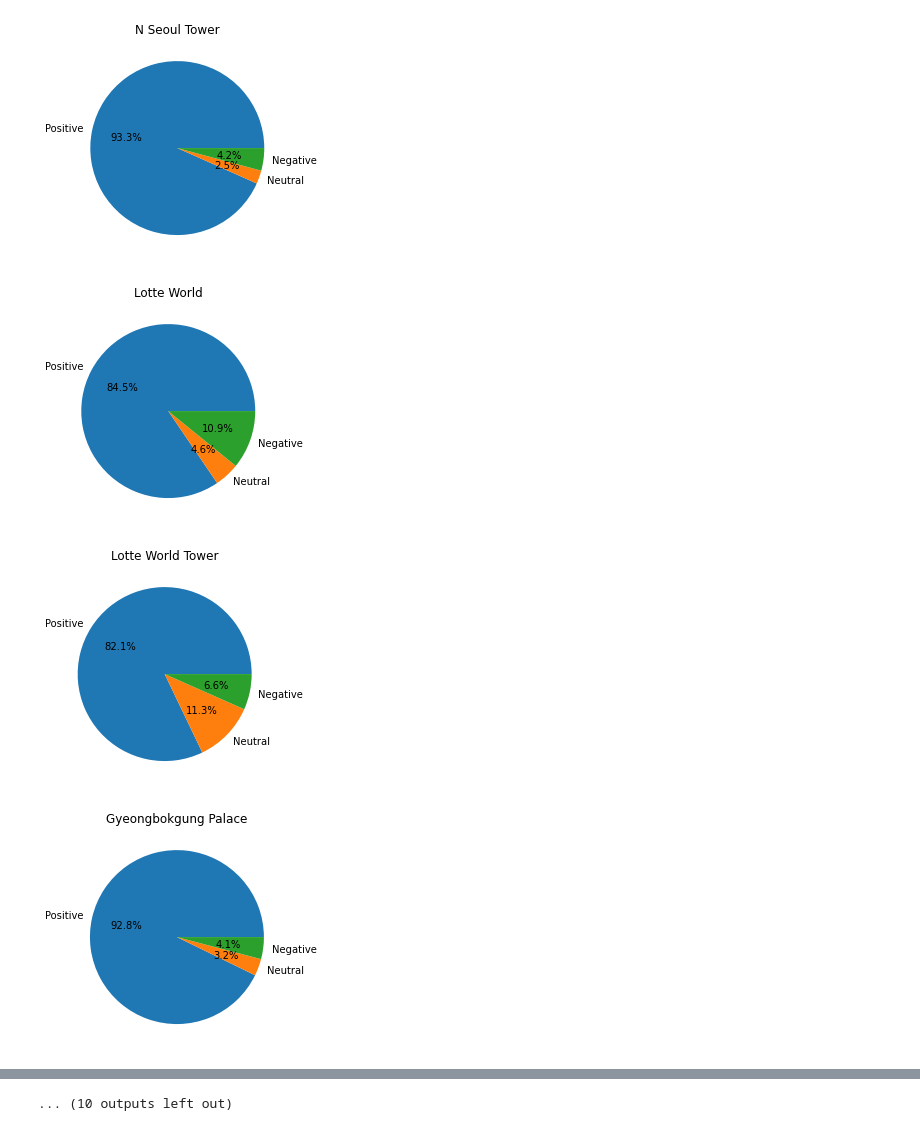
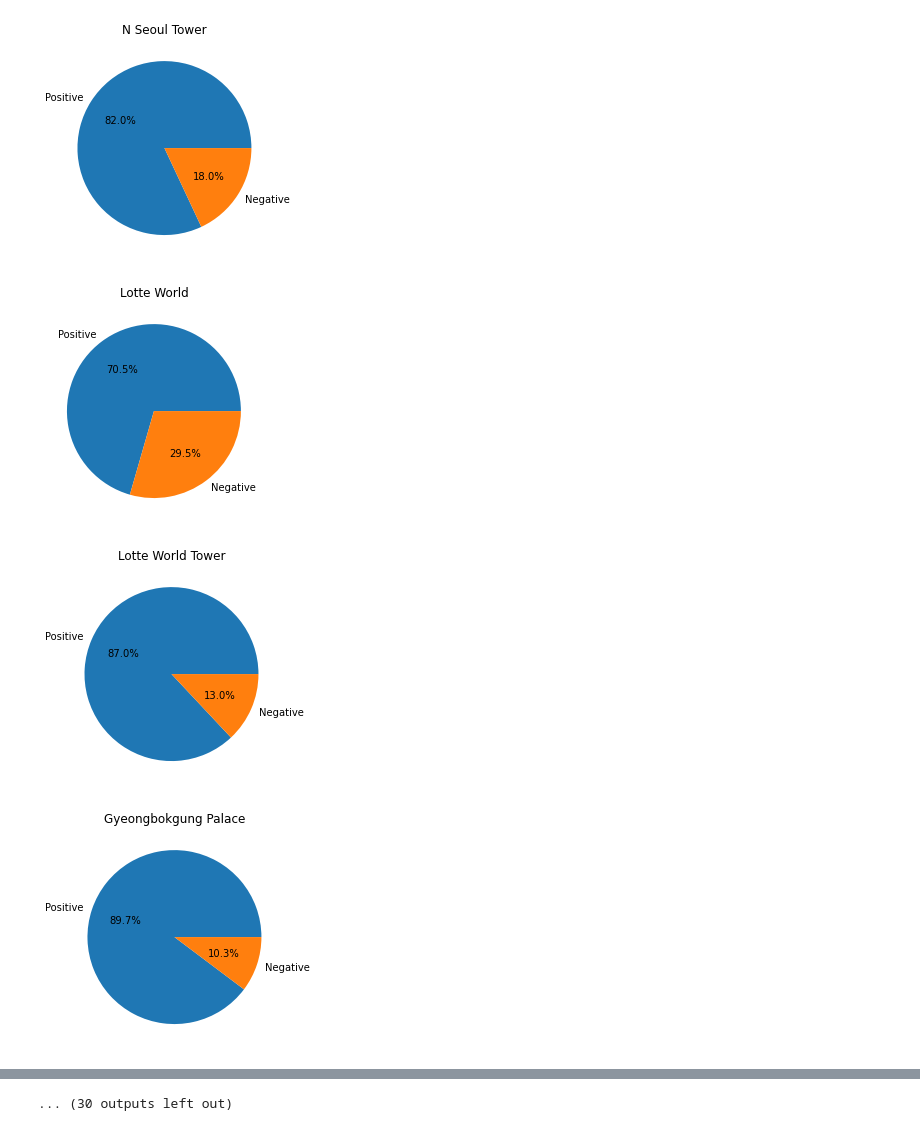
Before and after one commit to hyejeong14/2022_-_5-, a Jupyter notebook: KJH/시각화.ipynb, the cells around one changed output, grey strips where cells are left out. Saved outputs shown, nothing was run; the diff lists cells and outputs as text; code cells hidden in the pictures.

```diff
--- a/KJH/시각화.ipynb
+++ b/KJH/시각화.ipynb
@@ -75,25 +89,30 @@ def posnegpiechart(filename):
         X=[]
         Y=[]
         a=pd.read_csv(file)
-        num_pos=sum(a['VADER']=='Positive')
-        num_neu=sum(a['VADER']=='Neutral')
-        num_neg=sum(a['VADER']=='Negative')
-        ratio=[num_pos,num_neu,num_neg]
-        label=['Positive','Neutral','Negative']
-        plt.title(file.split('_VADER.csv')[0].split('vader(only label)/')[1])
+        num_pos=sum(a['STAR']>=4.0)
+        num_neg=sum(a['STAR']<4.0)
+        ratio=[num_pos,num_neg]
+        label=['Positive','Negative']
+        plt.title(file.split('.csv')[0].split('다시 크롤링/')[1])
         plt.pie(ratio,labels=label,autopct='%.1f%%')
         plt.show()
 # %%
-posnegpiechart(["vader(only label)/N Seoul Tower_VADER.csv","vader(only label)/Lotte World_VADER.csv","vader(only label)/Lotte World Tower_VADER.csv",
-     "vader(only label)/Gyeongbokgung Palace_VADER.csv","vader(only label)/Gwangjang Market_VADER.csv","vader(only label)/Dongdaemun Design Plaza_VADER.csv",
-     "vader(only label)/KYOBO Bookstore Gwanghwamun_VADER.csv","vader(only label)/Namdaemun Market_VADER.csv","vader(only label)/Starfield COEX Mall_VADER.csv",
-     "vader(only label)/Myeong Dong Walking Street_VADER.csv","vader(only label)/National Museum of Korea_VADER.csv","vader(only label)/Deoksugung_VADER.csv",
-     "vader(only label)/War Memorial Korea_VADER.csv","vader(only label)/Yeouido Hangang Park_VADER.csv","vader(only label)/Bukchon Hanok Village_VADER.csv",
-     "vader(only label)/Shinsegae Department Store Gangnam_VADER.csv","vader(only label)/LOTTE World Aquarium_VADER.csv","vader(only label)/Seoul Land_VADER.csv",
-     "vader(only label)/Seoul Childrens Grand Park_VADER.csv","vader(only label)/Seoul Grand Park_VADER.csv","vader(only label)/Insadong Street_VADER.csv",
-      "vader(only label)/Lotte Department Store Main Store_VADER.csv"])
+posnegpiechart(["다시 크롤링/N Seoul Tower.csv","다시 크롤링/Lotte World.csv","다시 크롤링/Lotte World Tower.csv",
+     "다시 크롤링/Gyeongbokgung Palace.csv","다시 크롤링/Gwangjang Market.csv","다시 크롤링/Dongdaemun Design Plaza.csv",
+     "다시 크롤링/KYOBO Bookstore Gwanghwamun.csv","다시 크롤링/Namdaemun Market.csv","다시 크롤링/Starfield COEX Mall.csv",
+     "다시 크롤링/Myeongdong Shopping Street.csv","다시 크롤링/National Museum of Korea.csv","다시 크롤링/Deoksugung.csv",
+     "다시 크롤링/War Memorial Korea.csv","다시 크롤링/Yeouido Hangang Park.csv","다시 크롤링/Bukchon Hanok Village.csv",
+     "다시 크롤링/Shinsegae Department Store Gangnam.csv","다시 크롤링/LOTTE World Aquarium.csv","다시 크롤링/Seoul Land.csv",
+     "다시 크롤링/Seoul Childrens Grand Park.csv","다시 크롤링/Seoul Grand Park.csv","다시 크롤링/Insadong Street.csv",
+      "다시 크롤링/Lotte Department Store Main Store.csv","다시 크롤링/Shinsegae Department Store Gangnam.csv","다시 크롤링/Changdeokgung.csv",
+    "다시 크롤링/Seoul Arts Center.csv","다시 크롤링/Times Square Mall.csv","다시 크롤링/Gwanghwamun Square.csv",
+           "다시 크롤링/Coex Aquarium.csv","다시 크롤링/Gyeongdong Market.csv","다시 크롤링/Gimpo International Airport.csv",
+           "다시 크롤링/Seoul Forest Park.csv","다시 크롤링/Namsangol Hanok Village.csv","다시 크롤링/Namsan Cable Car.csv",
+           "다시 크롤링/Sungnyemun Gate.csv","다시 크롤링/Cheonggye Square.csv","다시 크롤링/Shinsegae Department Store Main Store.csv",
+           "다시 크롤링/Myeongdong Cathedral.csv","다시 크롤링/63 Building.csv","다시 크롤링/Bugak Palgakjeong Pavilion.csv",
+           "다시 크롤링/Seodaemun Prison History Hall.csv","다시 크롤링/Boramae Park.csv","다시 크롤링/Seoul Botanic Park.csv"])
 # %% [output]
-[figure, old version]
+[figure, new version]
-[figure, old version]
+[figure, new version]
-[figure, old version]
+[figure, new version]
-[figure, old version]
+[figure, new version]
@@ -108 +127 @@ posnegpiechart(["vader(only label)/N Seoul Tower_VADER.csv","vader(only label)/L
-... (10 outputs left out)
+... (30 outputs left out)
```
Also changed, not shown: parts of 6 cells of this notebook.
